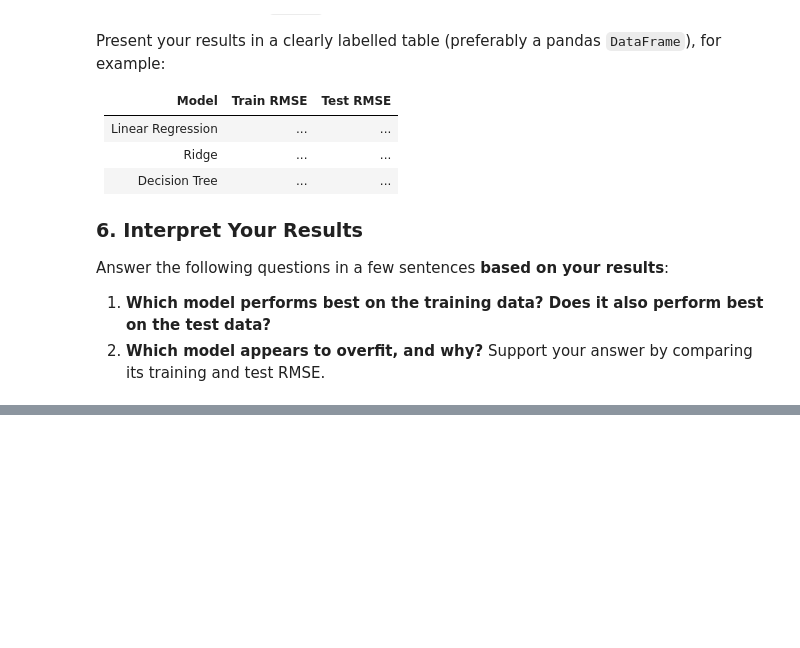
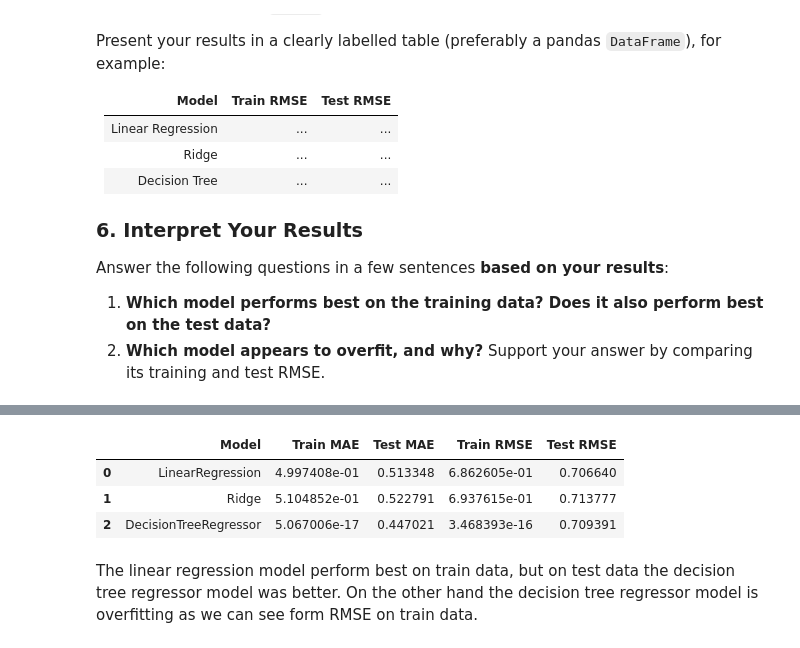
Before and after one commit to Radeon159/python-for-data-science, a Jupyter notebook: assignment5.ipynb, the cells around one changed output, grey strips where cells are left out. Cells and saved outputs as stored; diff of their text form; code cells hidden in the pictures; blank space fills up the shorter version.

```diff
--- a/assignment5.ipynb
+++ b/assignment5.ipynb
@@ -607,0 +694,20 @@ Answer the following questions in a few sentences **based on your results**:
+# %%
+#Vytvoření modelu
+model_LR=Pipeline([
+    ("preprocessing", preprocessor),
+    ("regressor", LinearRegression()),
+])
+
+model_Ridge=Pipeline([
+    ("preprocessing", preprocessor),
+    ("regressor", Ridge()),
+])
+
+model_DTR=Pipeline([
+    ("preprocessing", preprocessor),
+    ("regressor", DecisionTreeRegressor(random_state=67)),
+])
+
+model_LR.fit(X_train, y_train)
+model_Ridge.fit(X_train, y_train)
+model_DTR.fit(X_train, y_train)
@@ -607,0 +732,36 @@ Answer the following questions in a few sentences **based on your results**:
+# %%
+from sklearn.metrics import mean_absolute_error, mean_squared_error
+
+models = {
+    "LinearRegression": model_LR,
+    "Ridge": model_Ridge,
+    "DecisionTreeRegressor": model_DTR
+}
+
+#Napocteni metrik pro všechny modely
+metric_matrix= []
+for name, model in models.items():
+    y_train_pred = model.predict(X_train)
+    y_test_pred = model.predict(X_test)
+
+    train_mae = mean_absolute_error(y_train_pred, y_train)
+    test_mae = mean_absolute_error(y_test_pred, y_test)
+    train_rmse = np.sqrt(mean_squared_error(y_train, y_train_pred))
+    test_rmse = np.sqrt(mean_squared_error(y_test, y_test_pred))
+    metric_matrix.append([name, train_mae, test_mae, train_rmse, test_rmse])
+
+#vypsani vysledku
+results_df = pd.DataFrame(
+    metric_matrix,
+    columns=["Model", "Train MAE", "Test MAE", "Train RMSE", "Test RMSE"]
+)
+
+display(results_df)
+# %% [output]
+|  | Model | Train MAE | Test MAE | Train RMSE | Test RMSE |
+| 0 | LinearRegression | 4.997408e-01 | 0.513348 | 6.862605e-01 | 0.706640 |
+| 1 | Ridge | 5.104852e-01 | 0.522791 | 6.937615e-01 | 0.713777 |
+| 2 | DecisionTreeRegressor | 5.067006e-17 | 0.447021 | 3.468393e-16 | 0.709391 |
+# %% [markdown]
+The linear regression model perform best on train data, but on test data the decision tree regressor model was better.
+On the other hand the decision tree regressor model is overfitting as we can see form RMSE on train data.
```
Also changed, not shown: parts of 5 cells of this notebook.
